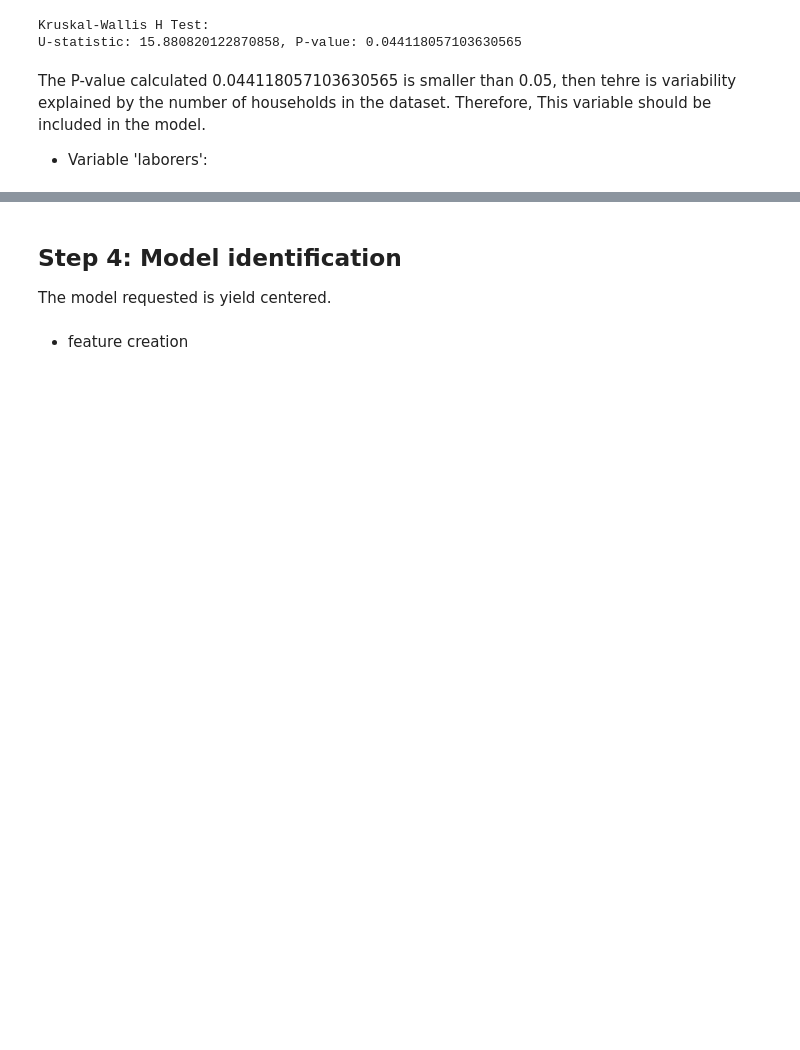
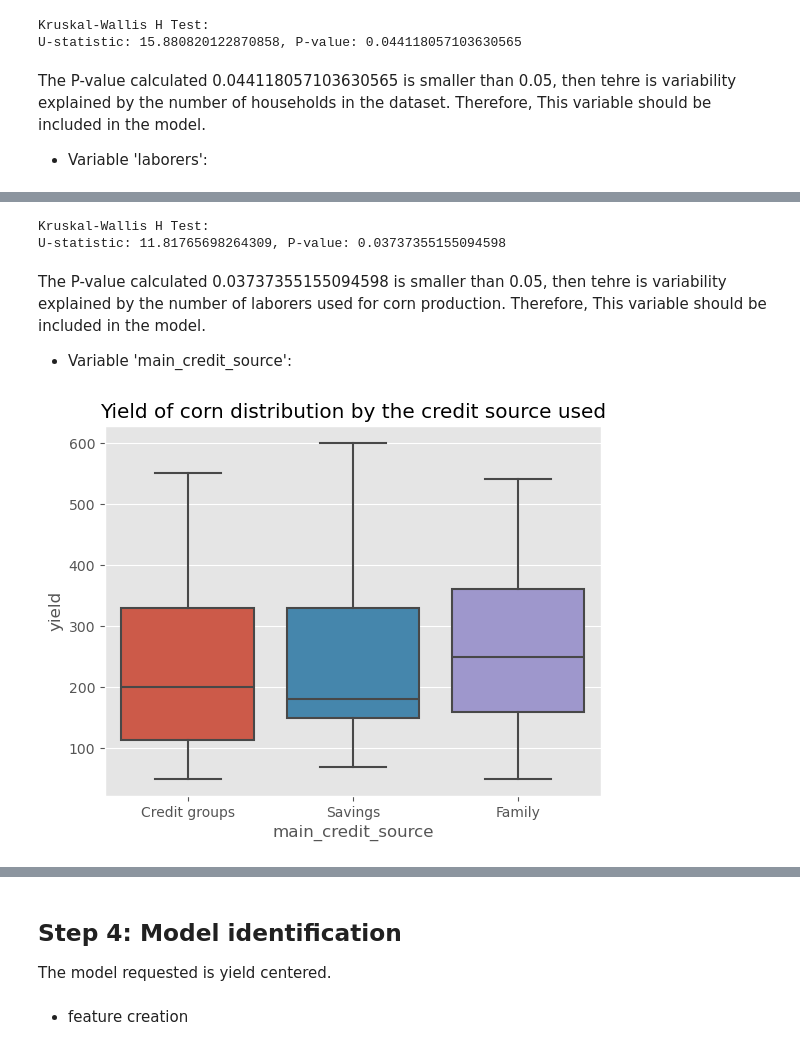
Before and after one commit to bizzaccelerator/midterm-project-mlzoomcamp, a Jupyter notebook: notebook.ipynb, the cells around one changed output, grey strips where cells are left out. Saved outputs shown, nothing was run; the diff lists cells and outputs as text; code cells hidden in the pictures; blank space fills up the shorter version.

Commit message:
Source of credit analyzed.

```diff
--- a/notebook.ipynb
+++ b/notebook.ipynb
@@ -532,0 +541,7 @@ The P-value calculated 0.044118057103630565 is smaller than 0.05, then tehre is
+# %%
+#Transformation of the data type in the variable 'laborers':
+corn_subset['laborers'] = corn_subset['laborers'].apply(str)
+
+# The are some possible outliers in the category of '3' outliers. Then,
+aty_lb_3 = atypical_data(corn_subset, 'yield', 'laborers', '3')
+aty_lb_3
@@ -532,0 +588,21 @@ The P-value calculated 0.044118057103630565 is smaller than 0.05, then tehre is
+# %%
+# The assumption of normally distributed data could not be proven, and there is no evidence of heteroscedasticity.
+# Then, I'll apply the non-parametric alternative test for comparaison (Kruskal-Wallis Test):
+
+stat, p = kruskal(*groups_laborers)
+print("\nKruskal-Wallis H Test:")
+print(f"U-statistic: {stat}, P-value: {p}")
+# %% [output]
+Kruskal-Wallis H Test:
+U-statistic: 11.81765698264309, P-value: 0.03737355155094598
+# %% [markdown]
+The P-value calculated 0.03737355155094598 is smaller than 0.05, then tehre is variability explained by the number of laborers used for corn production. Therefore, This variable should be included in the model.
+
+- Variable 'main_credit_source':
+# %%
+# Now, the 'main_credit_source' variable behave as:
+sns.boxplot(x="main_credit_source", y="yield", data=corn_subset)
+plt.title("Yield of corn distribution by the credit source used")
+plt.show()
+# %% [output]
+[figure, added]
```
Also changed, not shown: parts of 14 cells of this notebook.
